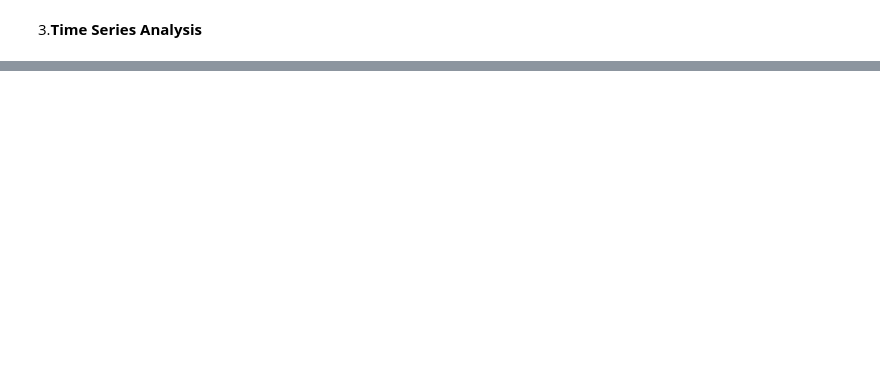
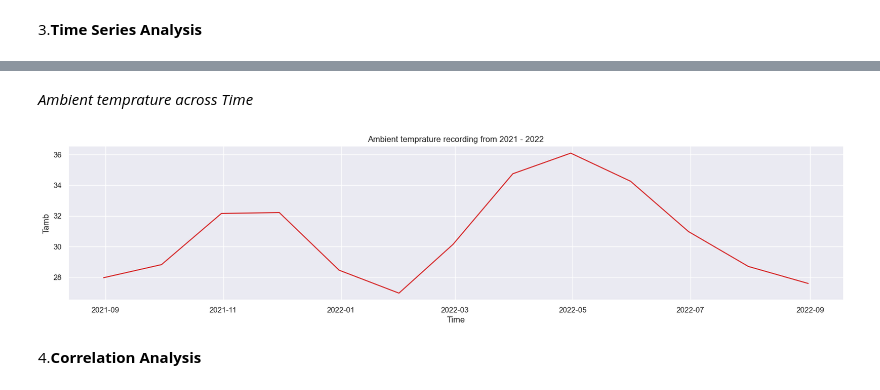
Before and after one commit to KalTadesse9/project_moonlight, a Jupyter notebook: notebooks/AnalysisOnSolarRadiations_Benin.ipynb, the cells around one changed output, grey strips where cells are left out. Saved outputs shown, nothing was run; the diff lists cells and outputs as text; code cells hidden in the pictures; blank space fills up the shorter version.

```diff
--- a/notebooks/AnalysisOnSolarRadiations_Benin.ipynb
+++ b/notebooks/AnalysisOnSolarRadiations_Benin.ipynb
@@ -76,0 +277,18 @@ plot_df(benin_df, x=benin_df['Timestamp'], y=benin_df['GHI'], title='Global hori
+# %% [markdown]
+_Ambient temprature across Time_
+# %%
+ts_indexed_df = df_corrected.loc[:, ['Timestamp', 'Tamb']]
+ts_indexed_df.set_index('Timestamp',inplace=True)
+monthly_data =ts_indexed_df.resample('ME').mean()
+
+def plot_df(df, x, y, title="", xlabel='Time', ylabel='Tamb', dpi=100):
+    plt.figure(figsize=(20,4), dpi=dpi)
+    plt.plot(x, y, color='tab:red')
+    plt.gca().set(title=title, xlabel=xlabel, ylabel=ylabel)
+    plt.show()
+
+plot_df(monthly_data, x=monthly_data.index, y=monthly_data['Tamb'], title='Ambient temprature recording from 2021 - 2022')
+# %% [output]
+[figure, added]
+# %% [markdown]
+4.**Correlation Analysis**
```
Also changed, not shown: parts of 20 cells of this notebook.
